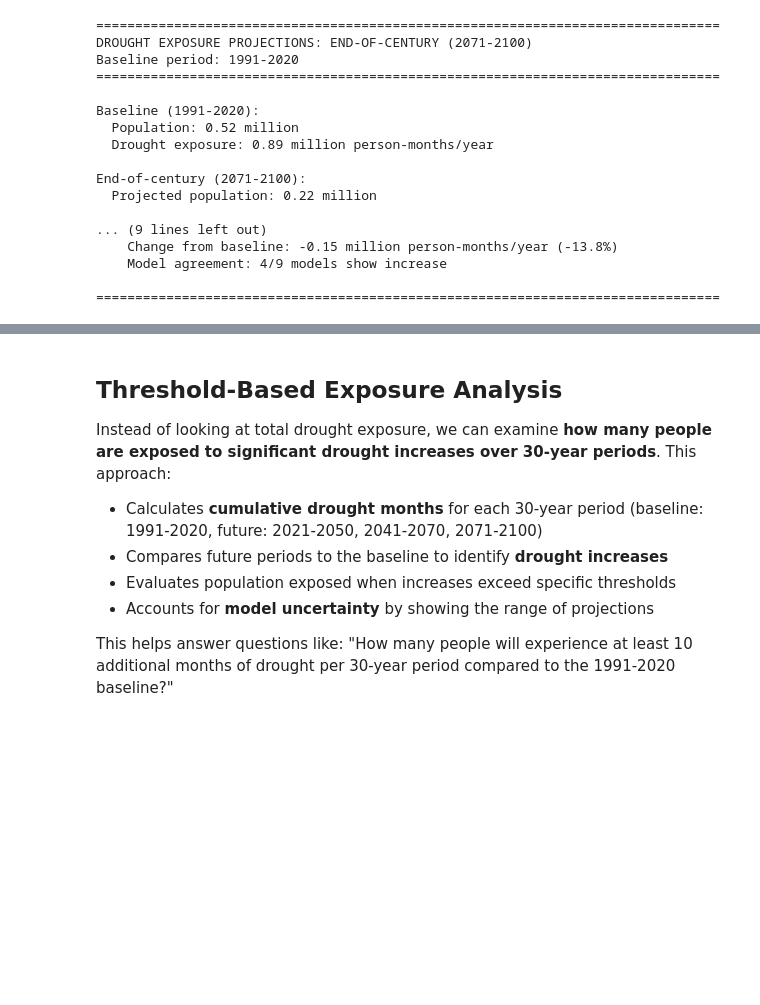
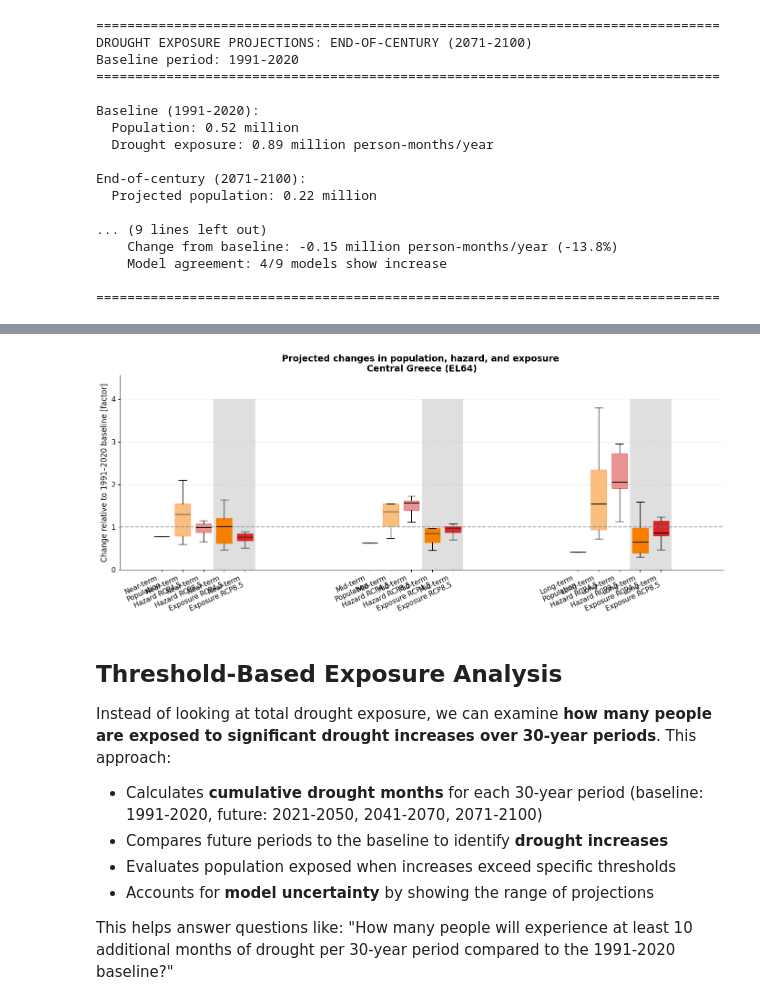
Before and after one commit to ecmwf-training/drought-exposure, a Jupyter notebook: tutorials/people_exposed_to_prolonged_droughts.ipynb, the cells around one changed output, grey strips where cells are left out. Saved outputs shown, nothing was run; the diff lists cells and outputs as text; code cells hidden in the pictures; blank space fills up the shorter version.

Commit message:
feat: adding boxplot timeseries of exposure components for near-, mid-, long-term

```diff
--- a/tutorials/people_exposed_to_prolonged_droughts.ipynb
+++ b/tutorials/people_exposed_to_prolonged_droughts.ipynb
@@ -671,0 +594,91 @@ print("   and full range of model projections (whiskers). This visualizes model
+# %%
+# Extended time-series factor boxplots: add exposure factors (RCP4.5 and RCP8.5)
+# Population, Hazard RCP4.5, Hazard RCP8.5, Exposure RCP4.5, Exposure RCP8.5
+
+data_to_plot_exp = []
+labels_exp = []
+box_colors_exp = []
+
+for period_name in period_order:
+
+    res = period_results[period_name]
+
+    data_to_plot_exp.extend([
+        res['population_factor'],
+        res['hazard_rcp45'],
+        res['hazard_rcp85'],
+        res['exposure_rcp45'],
+        res['exposure_rcp85'],
+    ])
+
+    labels_exp.extend([
+        f'{period_name}\nPopulation',
+        f'{period_name}\nHazard RCP4.5',
+        f'{period_name}\nHazard RCP8.5',
+        f'{period_name}\nExposure RCP4.5',
+        f'{period_name}\nExposure RCP8.5',
+    ])
+
+    # Colors: keep population and hazard colored, exposure with grey background
+
+    box_colors_exp.extend([
+        '#003049',      # population
+        "#F77F00",      # hazard RCP4.5
+        '#D62828',      # hazard RCP8.5
+        '#F77F00',      # exposure RCP4.5 (grey background)
+        '#D62828',      # exposure RCP8.5 (grey background)
+    ])
+
+print(data_to_plot_exp)
+fig, ax = plt.subplots(figsize=(14, 6))
+
+x_positions = [1.1, 1.2, 1.3, 1.4, 1.5, 2.1, 2.2, 2.3, 2.4, 2.5, 3.1, 3.2, 3.3, 3.4, 3.5]
+# grey highlighted backgrounds for exposure boxes
+# near term: 1.4-1.5, mid term: 2.4-2.5, long term: 3.4-3.5
+for x_start in [1.35, 2.35, 3.35]:
+    left, bottom, width, height = (x_start, -1, 0.2, 5)
+    rect = plt.Rectangle((left, bottom), width, height,
+                         facecolor="grey", alpha=0.25)
+    ax.add_patch(rect)
+
+bp_exp = ax.boxplot(
+    data_to_plot_exp,
+    tick_labels=labels_exp,
+    patch_artist=True,
+    widths=0.075,
+    showfliers=False,
+    boxprops=dict(linewidth=1.0),
+    medianprops=dict(color='black', linewidth=1.0),
+    whiskerprops=dict(linewidth=1.0),
+    capprops=dict(linewidth=1.0),
+    positions=x_positions
+)
+ax.set_xlim(0.9, 3.8)
+ax.set_ylim(0, max([max(d) for d in data_to_plot_exp]) * 1.1)
+ii=0
+for patch, color in zip(bp_exp['boxes'], box_colors_exp):
+    patch.set_facecolor(color)
+    # use different alpha for exposure boxes to make them look like they are on top of the grey background
+    patch.set_alpha(1) if ii in [3, 4, 8, 9, 13, 14] else patch.set_alpha(0.5)
+    #patch.set_alpha(0.7)
+    patch.set_edgecolor(color)
+    ii += 1
+
+
+# Reference line: no change
+ax.axhline(1.0, color='gray', linestyle='--', linewidth=1.5, alpha=0.7)
+ax.set_ylabel('Change relative to 1991–2020 baseline [factor]', fontsize=12)
+ax.set_title(
+    'Projected changes in population, hazard, and exposure \nCentral Greece (EL64)',
+    fontsize=14,
+    fontweight='bold',
+)
+
+ax.grid(True, axis='y', alpha=0.3, linestyle='--', linewidth=0.5)
+ax.spines['top'].set_visible(False)
+ax.spines['right'].set_visible(False)
+plt.setp(ax.get_xticklabels(), rotation=25, ha='right')
+
+plt.tight_layout()
+plt.show()
+# %% [output]
@@ -672,3 +702,4 @@ print("   and full range of model projections (whiskers). This visualizes model
+[figure, added]
 # %% [markdown]
 ## Threshold-Based Exposure Analysis
 
```
Also changed, not shown: parts of 5 cells of this notebook.
